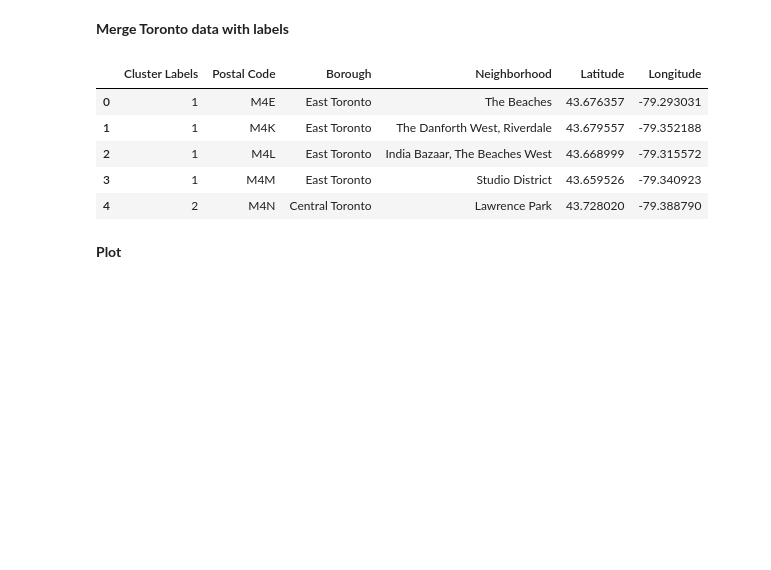
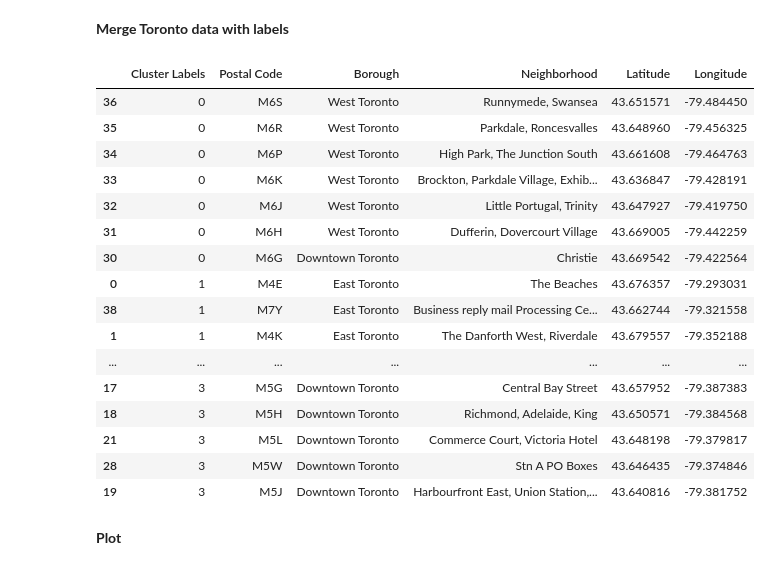
Before and after one commit to alfredtan/Coursera_Capstone, a Jupyter notebook: Week 3 Assignment/Week 3 Assignment.ipynb, the cells around one changed output. Saved outputs shown, nothing was run; the diff lists cells and outputs as text; code cells hidden in the pictures; blank space fills up the shorter version.

```diff
--- a/Week 3 Assignment/Week 3 Assignment.ipynb
+++ b/Week 3 Assignment/Week 3 Assignment.ipynb
@@ -192,25 +203,32 @@ array([1, 1, 1, 1, 2, 2, 2, 2, 2, 2, 3, 3, 3, 3, 3, 3, 3, 3, 3, 3, 3, 3,
 # %%
 # borough_toronto.drop('Cluster Labels',1)
 
 # copy
 borough_toronto_new = borough_toronto.iloc[:];
 
-# # # add clustering labels back to the data
+# add clustering labels back to the data
 borough_toronto_new.insert(0, 'Cluster Labels', kmeans.labels_)
 
-borough_toronto_new.head()
-
-# # merge manhattan_grouped with manhattan_data to add latitude/longitude for each neighborhood
-# manhattan_merged = manhattan_merged.join(neighborhoods_venues_sorted.set_index('Neighborhood'), on='Neighborhood')
-
-# manhattan_merged.head() # check the last columns!
+borough_toronto_new.sort_values('Cluster Labels', ascending=True, inplace=True)
+borough_toronto_new
 # %% [output]
 |  | Cluster Labels | Postal Code | Borough | Neighborhood | Latitude | Longitude |
+| 36 | 0 | M6S | West Toronto | Runnymede, Swansea | 43.651571 | -79.484450 |
+| 35 | 0 | M6R | West Toronto | Parkdale, Roncesvalles | 43.648960 | -79.456325 |
+| 34 | 0 | M6P | West Toronto | High Park, The Junction South | 43.661608 | -79.464763 |
+| 33 | 0 | M6K | West Toronto | Brockton, Parkdale Village, Exhib... | 43.636847 | -79.428191 |
+| 32 | 0 | M6J | West Toronto | Little Portugal, Trinity | 43.647927 | -79.419750 |
+| 31 | 0 | M6H | West Toronto | Dufferin, Dovercourt Village | 43.669005 | -79.442259 |
+| 30 | 0 | M6G | Downtown Toronto | Christie | 43.669542 | -79.422564 |
 | 0 | 1 | M4E | East Toronto | The Beaches | 43.676357 | -79.293031 |
+| 38 | 1 | M7Y | East Toronto | Business reply mail Processing Ce... | 43.662744 | -79.321558 |
 | 1 | 1 | M4K | East Toronto | The Danforth West, Riverdale | 43.679557 | -79.352188 |
-| 2 | 1 | M4L | East Toronto | India Bazaar, The Beaches West | 43.668999 | -79.315572 |
-| 3 | 1 | M4M | East Toronto | Studio District | 43.659526 | -79.340923 |
-| 4 | 2 | M4N | Central Toronto | Lawrence Park | 43.728020 | -79.388790 |
+| ... | ... | ... | ... | ... | ... | ... |
+| 17 | 3 | M5G | Downtown Toronto | Central Bay Street | 43.657952 | -79.387383 |
+| 18 | 3 | M5H | Downtown Toronto | Richmond, Adelaide, King | 43.650571 | -79.384568 |
+| 21 | 3 | M5L | Downtown Toronto | Commerce Court, Victoria Hotel | 43.648198 | -79.379817 |
+| 28 | 3 | M5W | Downtown Toronto | Stn A PO Boxes | 43.646435 | -79.374846 |
+| 19 | 3 | M5J | Downtown Toronto | Harbourfront East, Union Station,... | 43.640816 | -79.381752 |
 # %% [markdown]
 **Plot**
 # %%
```
Also changed, not shown: parts of 5 cells of this notebook.
